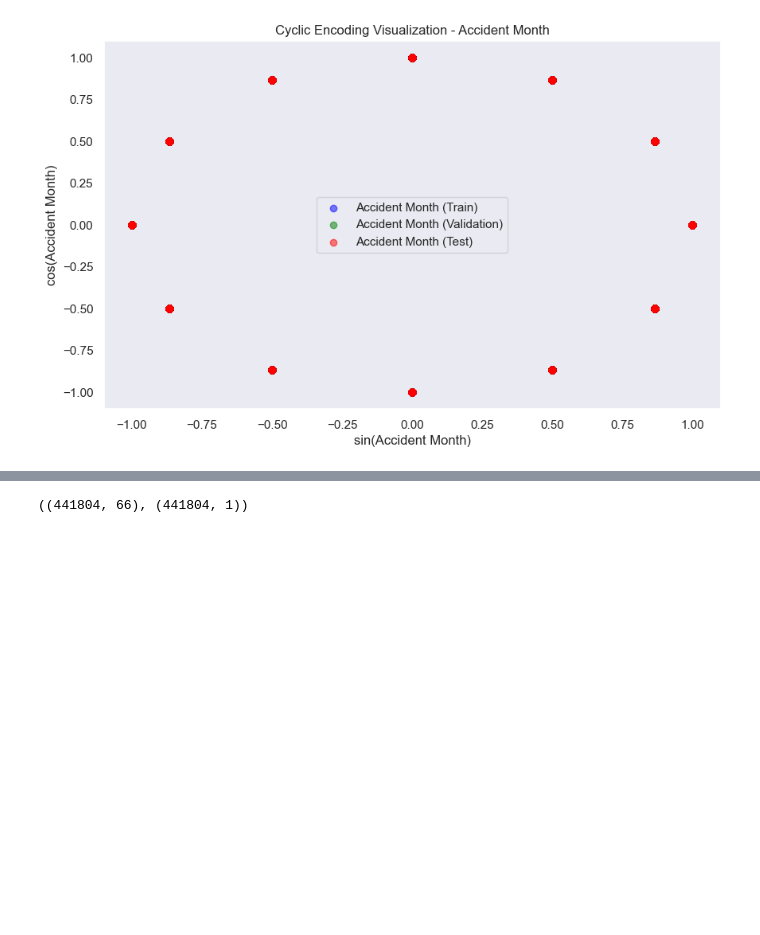
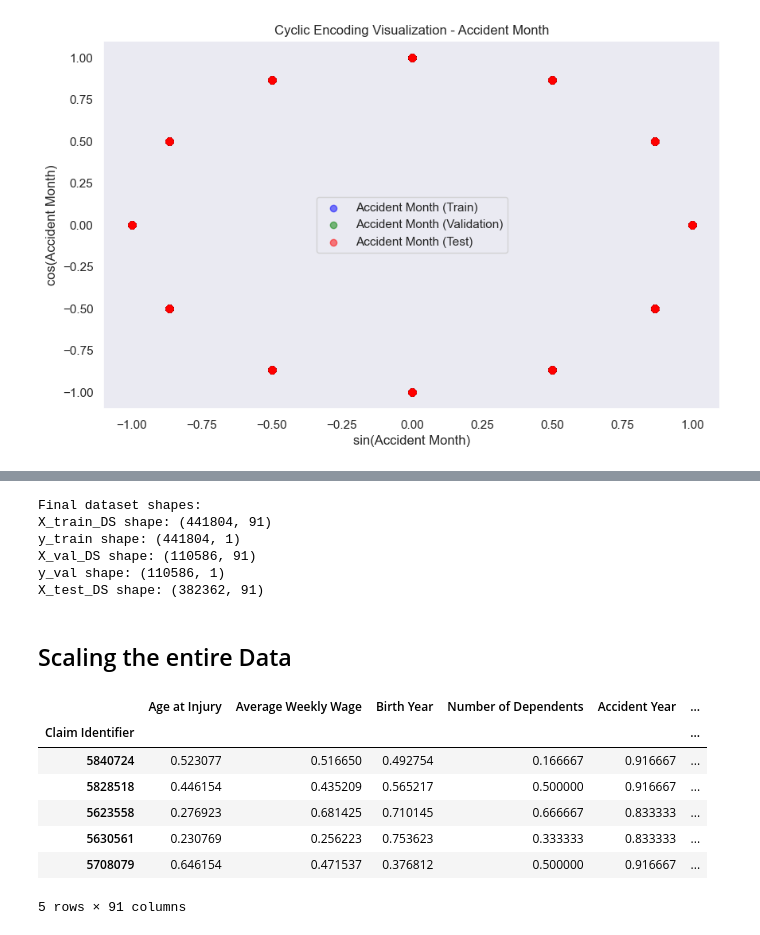
Before and after one commit to JoaoDargent/ML-Project, a Jupyter notebook: 4.Data_Scaling.ipynb, the cells around one changed output, grey strips where cells are left out. Drawn from its saved outputs; the diff is of its cells as text; code cells hidden in the pictures; blank space fills up the shorter version.

Commit message:
update data scaling

```diff
--- a/4.Data_Scaling.ipynb
+++ b/4.Data_Scaling.ipynb
@@ -431 +259,15 @@ Processed validation data shape: (110586, 41)
+# %%
+from sklearn.preprocessing import TargetEncoder
+
+# Initialize the TargetEncoder
+target_encoder = TargetEncoder().set_output(transform="pandas")  # Smoothing helps reduce overfitting for rare categories
+
+# Fit and transform the training data
+X_train_high_card_object_encoded = target_encoder.fit_transform(
+    X_train_categorical[high_cardinality_object_cols], y_train_DS)
+
+
+# Transform the validation and test data using the same encoder
+X_val_high_card_object_encoded = target_encoder.transform(X_val_categorical[high_cardinality_object_cols])
+X_test_high_card_object_encoded = target_encoder.transform(X_test_categorical[high_cardinality_object_cols])
 # %% [markdown]
@@ -450,7 +292,7 @@ def cyclic_encode(data, columns, max_value):
     return data
 
 # Cyclic features and maximum value for months
-cyclic_features = ['Accident Month', 'Assembly Month']
+cyclic_features = ['Accident Month', 'Assembly Month', 'C-2 Date Month']
 max_value = 12  # Max value for months in a year
 
 # Apply cyclic encoding
@@ -538,5 +348,34 @@ X_val_DS = pd.concat([X_val_numeric_scaled, X_val_processed, X_val_binary], axis
-# %%
-X_train_DS.shape, y_train_encoded_df.shape
-# %% [output]
-((441804, 66), (441804, 1))
+# %%
+# Combine all processed features for train, validation, and test datasets
+X_train_DS = pd.concat([X_train_numeric, ohc_train_df ,X_train_high_card_object_encoded, X_train_cyclic_encoded, X_train_binary], axis=1)
+X_val_DS = pd.concat([X_val_numeric, ohc_val_df,X_val_high_card_object_encoded, X_val_cyclic_encoded, X_val_binary], axis=1)
+X_test_DS = pd.concat([X_test_numeric, ohc_test_df,X_test_high_card_object_encoded, X_test_cyclic_encoded, X_test_binary], axis=1)
+# %% [output]
+Final dataset shapes:
+X_train_DS shape: (441804, 91)
+y_train shape: (441804, 1)
+X_val_DS shape: (110586, 91)
+y_val shape: (110586, 1)
+X_test_DS shape: (382362, 91)
+# %% [markdown]
+## Scaling the entire Data
+# %%
+minmax_scaler = MinMaxScaler()
+
+X_train_DS_scaled = pd.DataFrame(minmax_scaler.fit_transform(X_train_DS), columns=X_train_DS.columns, index=X_train_DS.index)
+
+X_val_DS_scaled = pd.DataFrame(minmax_scaler.transform(X_val_DS), columns=X_val_DS.columns, index=X_val_DS.index)
+
+X_test_DS_scaled = pd.DataFrame(minmax_scaler.transform(X_test_DS), columns=X_test_DS.columns, index=X_test_DS.index)
+# %%
+X_train_DS_scaled.head()
+# %% [output]
+|  | Age at Injury | Average Weekly Wage | Birth Year | Number of Dependents | Accident Year | ... |
+| Claim Identifier |  |  |  |  |  | ... |
+| 5840724 | 0.523077 | 0.516650 | 0.492754 | 0.166667 | 0.916667 | ... |
+| 5828518 | 0.446154 | 0.435209 | 0.565217 | 0.500000 | 0.916667 | ... |
+| 5623558 | 0.276923 | 0.681425 | 0.710145 | 0.666667 | 0.833333 | ... |
+| 5630561 | 0.230769 | 0.256223 | 0.753623 | 0.333333 | 0.833333 | ... |
+| 5708079 | 0.646154 | 0.471537 | 0.376812 | 0.500000 | 0.916667 | ... |
+5 rows × 91 columns
 # %%
```
Also changed, not shown: parts of 39 cells of this notebook.
